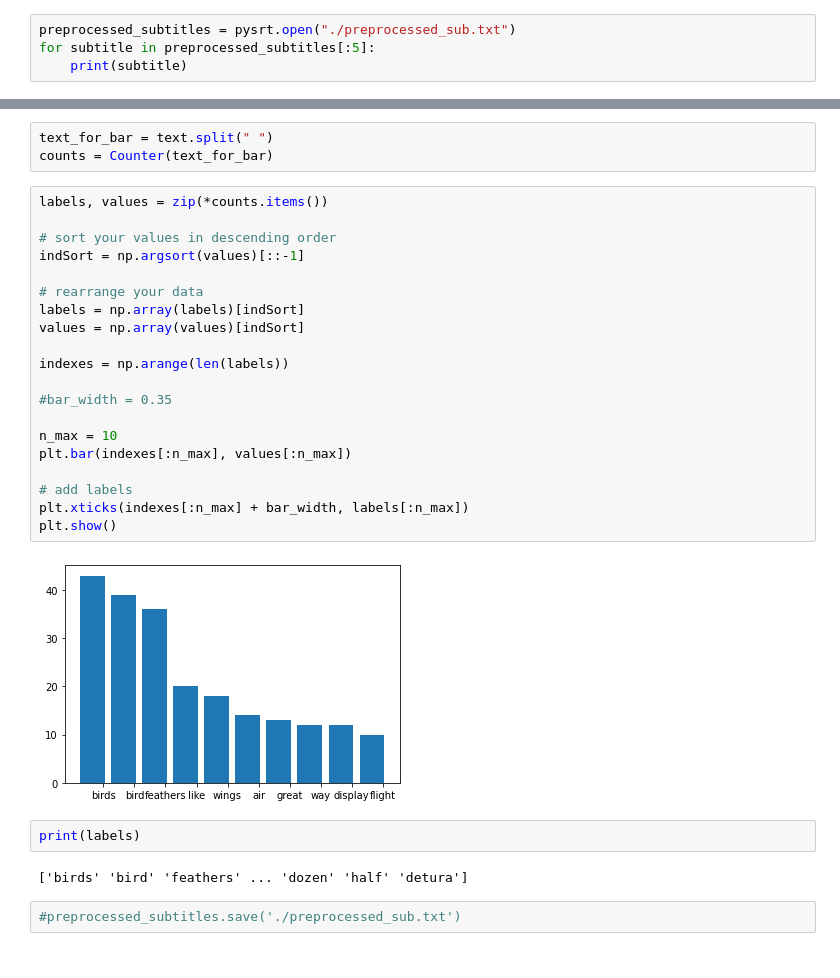
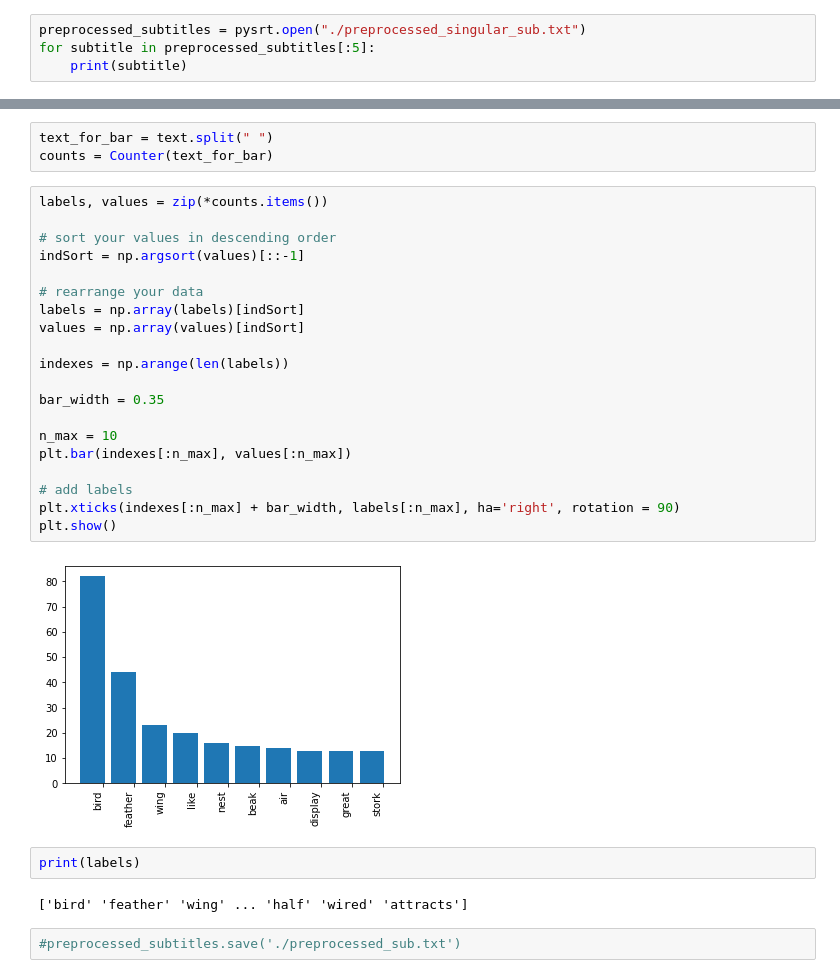
Before and after one commit to lenafm/attenborough-pedia, a Jupyter notebook: Playing-wordcloud.ipynb, the cells around one changed output, grey strips where cells are left out. Saved outputs shown, nothing was run; the diff lists cells and outputs as text.

Commit message:
minor change to histogram code

```diff
--- a/Playing-wordcloud.ipynb
+++ b/Playing-wordcloud.ipynb
@@ -10,7 +10,7 @@ from wordcloud import WordCloud, STOPWORDS, ImageColorGenerator
 import matplotlib.pyplot as plt
 %matplotlib inline
 # %%
-preprocessed_subtitles = pysrt.open("./preprocessed_sub.txt")
+preprocessed_subtitles = pysrt.open("./preprocessed_singular_sub.txt")
 for subtitle in preprocessed_subtitles[:5]:
     print(subtitle)
 # %% [output]
@@ -68,28 +71,28 @@ counts = Counter(text_for_bar)
 # %%
 labels, values = zip(*counts.items())
 
 # sort your values in descending order
 indSort = np.argsort(values)[::-1]
 
 # rearrange your data
 labels = np.array(labels)[indSort]
 values = np.array(values)[indSort]
 
 indexes = np.arange(len(labels))
 
-#bar_width = 0.35
+bar_width = 0.35
 
 n_max = 10
 plt.bar(indexes[:n_max], values[:n_max])
 
 # add labels
-plt.xticks(indexes[:n_max] + bar_width, labels[:n_max])
+plt.xticks(indexes[:n_max] + bar_width, labels[:n_max], ha='right', rotation = 90)
 plt.show()
 # %% [output]
-[figure, old version]
+[figure, new version]
 # %%
 print(labels)
 # %% [output]
-['birds' 'bird' 'feathers' ... 'dozen' 'half' 'detura']
+['bird' 'feather' 'wing' ... 'half' 'wired' 'attracts']
 # %%
 #preprocessed_subtitles.save('./preprocessed_sub.txt')
```
Also changed, not shown: parts of 4 cells of this notebook.
